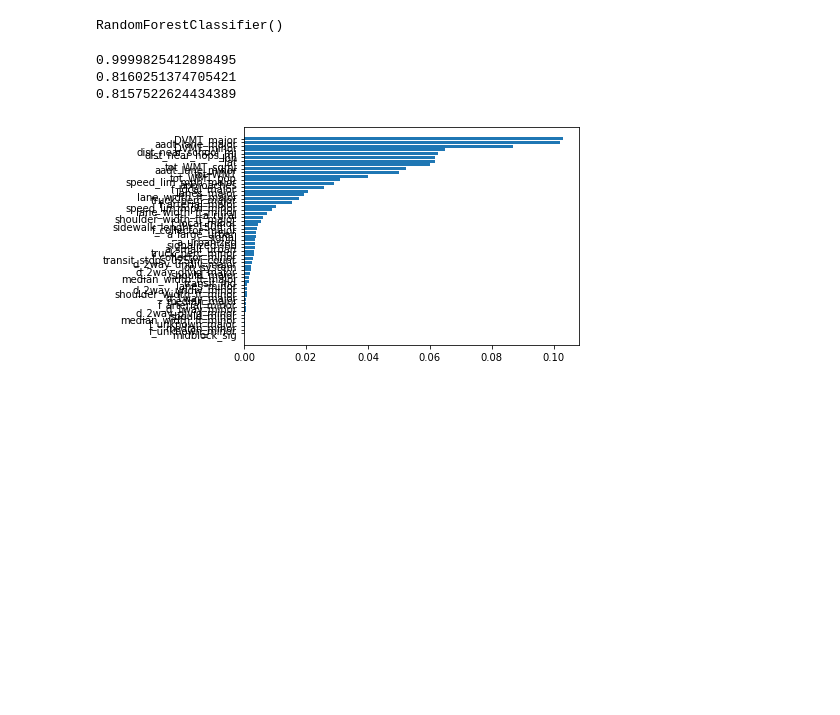
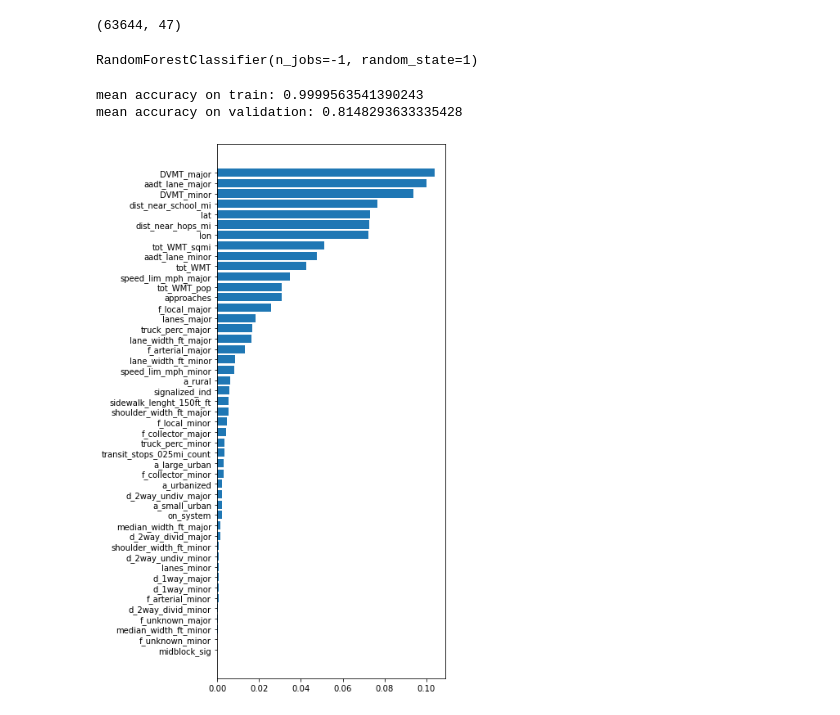
Before and after one commit to haoqiwang97/crash_python, a Jupyter notebook: random_forest.ipynb, the cells around one changed output. Saved outputs shown, nothing was run; the diff lists cells and outputs as text; code cells hidden in the pictures; blank space fills up the shorter version.

```diff
--- a/random_forest.ipynb
+++ b/random_forest.ipynb
@@ -10,36 +16,25 @@ from sklearn import tree
 # %%
-df = read_data() # 'tx_crash.csv' the new feature does not seem useful, acc=0.815
+df = read_data(is_small=False) # 'tx_crash.csv' the new feature does not seem useful, acc=0.815
 
 df_X = df.drop(columns=['tot_crash_count', 'crash'])
 df_y = df['crash']
 
 X_train, X_test, y_train, y_test = train_test_split(df_X, df_y, test_size=0.1, random_state=1)
 X_train, X_val, y_train, y_val = train_test_split(X_train, y_train, test_size=0.1, random_state=1)
-
-rf = RandomForestClassifier(n_estimators=100)
-rf.fit(X_train, y_train)
-# cross_val_score(rf, X_train, y_train, cv=3)
-# cv_results = cross_validate(rf, X_train, y_train, cv=3, n_jobs=-1)
-
-# rf = RandomForestClassifier()
-# n_estimators = [100, 200, 500, 1000] # 100: 0.815
-# rf_grid = {'n_estimators': n_estimators}
-# clf = GridSearchCV(estimator=rf, param_grid=rf_grid, n_jobs=-1, cv=3)
-# clf.fit(X_train, y_train)
-# %% [output]
-RandomForestClassifier()
+# %%
+X_val.shape
+# %% [output]
+(63644, 47)
+# %%
+rf = RandomForestClassifier(random_state=1, n_jobs=-1)
+rf.fit(X_train, y_train)
+# %% [output]
+RandomForestClassifier(n_jobs=-1, random_state=1)
 # %%
 # y_val_pred = rf.predict(X_val)
-print(rf.score(X_train, y_train))
-print(rf.score(X_val, y_val))
-print(rf.score(X_test, y_test))
-
-importances = rf.feature_importances_
-indices = np.argsort(importances)
-features = list(X_train.columns)
-
-# rf.get_params()
+print('mean accuracy on train:', rf.score(X_train, y_train))
+print('mean accuracy on validation:', rf.score(X_val, y_val))
+#print('root_mean_squared_error:', mean_squared_error(df.loc[y_val.index, 'tot_crash_count'], rf.predict(X_val), squared=False))
 # %% [output]
-0.9999825412898495
-0.8160251374705421
-0.8157522624434389
+mean accuracy on train: 0.9999563541390243
+mean accuracy on validation: 0.8148293633335428
@@ -46,15 +45,6 @@ features = list(X_train.columns)
 # %%
-import matplotlib.pyplot as plt
+plt.figure(figsize=(5,12))
 plt.barh(range(len(indices)), importances[indices]);
 plt.yticks(range(len(indices)), [features[i] for i in indices]);
-
-# export_graphviz(rf,
-#                 feature_names=features,
-#                 filled=True,
-#                 rounded=True)
-
-# tree.plot_tree(rf.estimators_[0],
-#                feature_names = features,
-#                filled = True)
 # %% [output]
-[figure, old version]
+[figure, new version]
```
Also changed, not shown: parts of 2 cells of this notebook, 2 other files.
